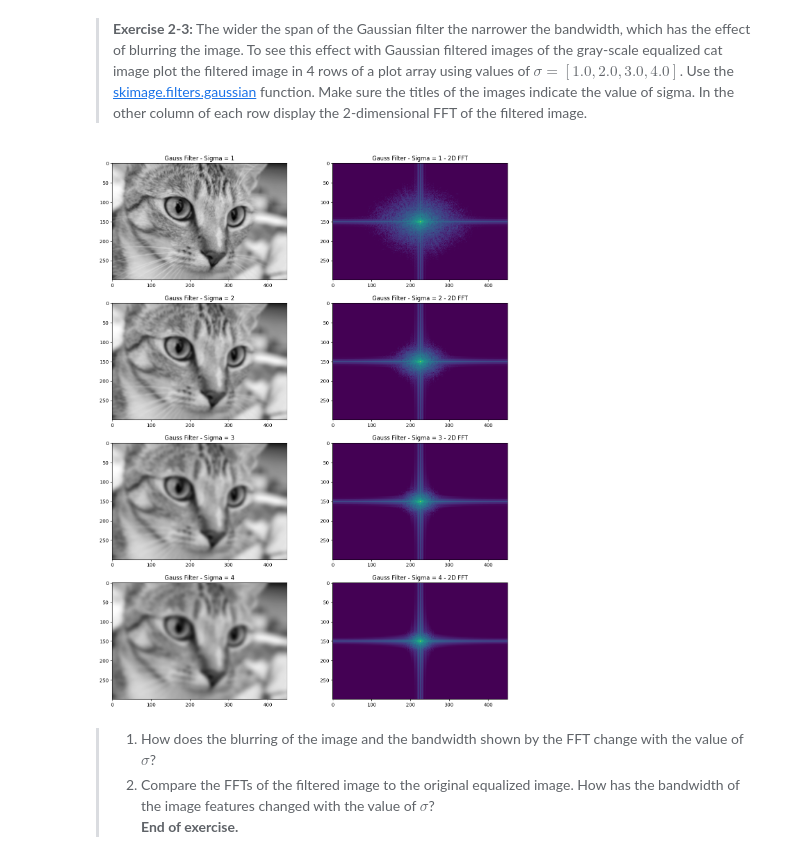
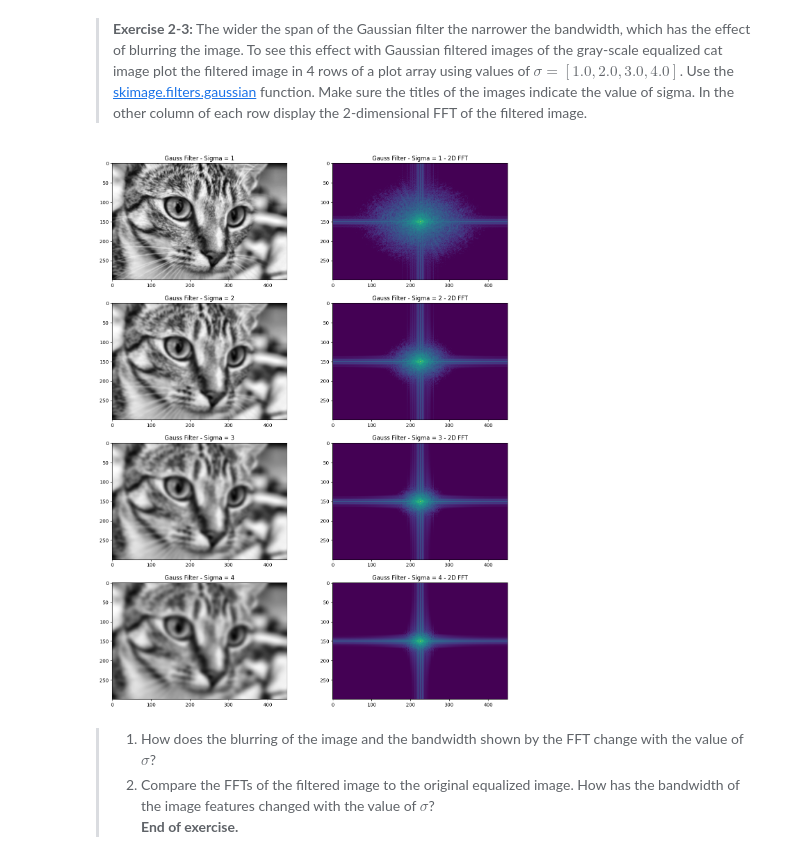
Before and after one commit to alvaroiramirez/CSCI_E-25, a Jupyter notebook: Labs/2_FilteringImages.ipynb, the cells around one changed output. Saved outputs shown, nothing was run; the diff lists cells and outputs as text; code cells hidden in the pictures.

```diff
--- a/Labs/2_FilteringImages.ipynb
+++ b/Labs/2_FilteringImages.ipynb
@@ -277,18 +277,18 @@ A Gaussian filter computes a 2-dimensional weighted moving average as it is pass
 # %%
 fig, ax = plt.subplots(4, 2, figsize = (15, 20))
 ax = ax.flatten()
 
 ## Complete the code below
 for i, sigma in enumerate([1.0, 2.0, 3.0, 4.0]):
-    cat_gauss_filter = skfilters.gaussian(cat_grayscale, sigma = sigma)
+    cat_gaussian = skfilters.gaussian(cat_grayscale_equalized, sigma = sigma)
     ax[i * 2].set_title(f"Gauss Filter - Sigma = {i + 1}")
-    ax[i * 2].imshow(cat_gauss_filter, cmap = 'gray')
+    ax[i * 2].imshow(cat_gaussian, cmap = 'gray')
     ax[i * 2 + 1].set_title(f"Gauss Filter - Sigma = {i + 1} - 2D FFT")
-    ax[i * 2 + 1].imshow(image_power(cat_gauss_filter), norm = LogNorm(vmin=5))
+    ax[i * 2 + 1].imshow(image_power(cat_gaussian), norm = LogNorm(vmin = 5))
 
 plt.show()
 # %% [output]
-[figure, old version]
+[figure, new version]
 # %% [markdown]
 > 1. How does the blurring of the image and the bandwidth shown by the FFT change with the value of $\sigma$?
 > 2. Compare the FFTs of the filtered image to the original equalized image. How has the bandwidth of the image features changed with the value of $\sigma$?
```
Also changed, not shown: parts of 2 cells of this notebook.
